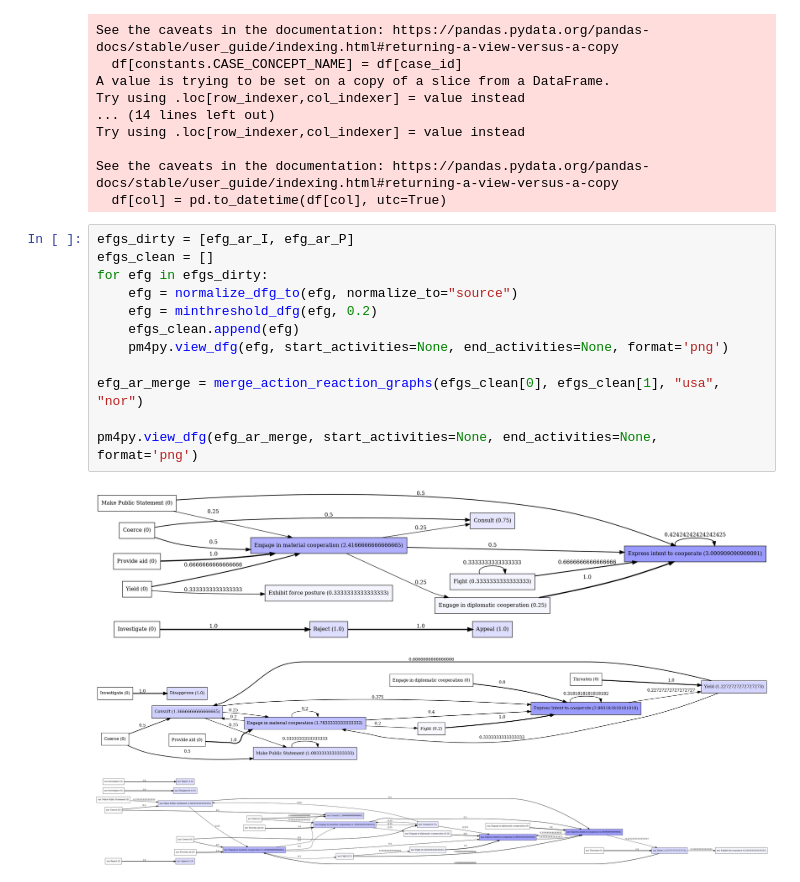
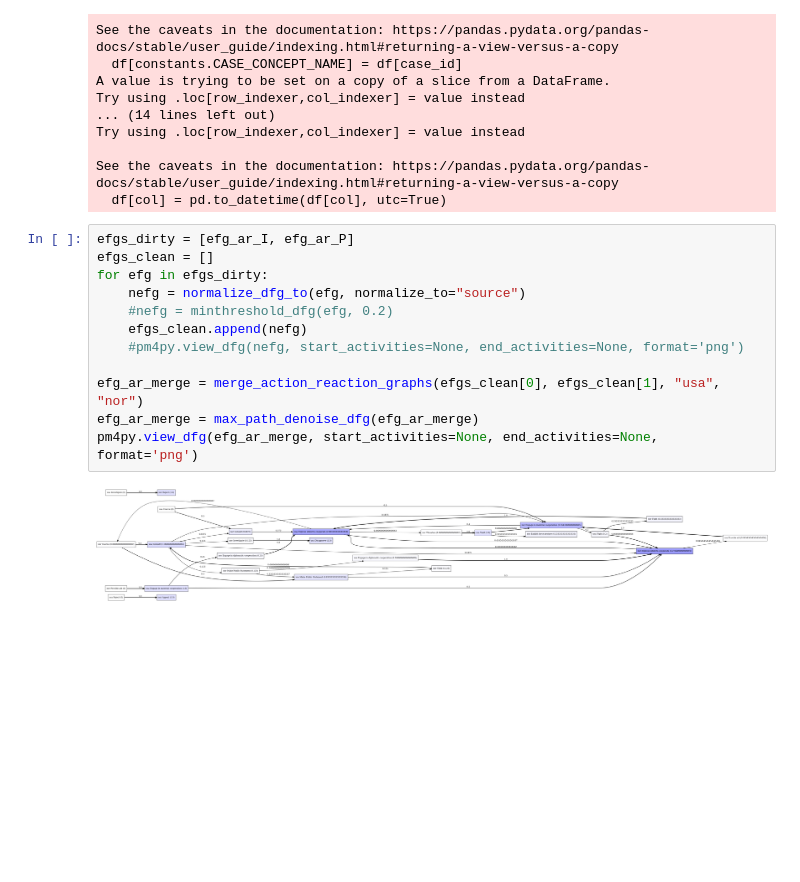
Before and after one commit to sashamorecode/Geopolitics-Process-Mining, a Jupyter notebook: ProcMingNotebookTest.ipynb, the cells around one changed output. Drawn from its saved outputs; the diff is of its cells as text; blank space fills up the shorter version.

```diff
--- a/ProcMingNotebookTest.ipynb
+++ b/ProcMingNotebookTest.ipynb
@@ -388,16 +388,14 @@ See the caveats in the documentation: https://pandas.pydata.org/pandas-docs/stab
 # %%
 efgs_dirty = [efg_ar_I, efg_ar_P]
 efgs_clean = []
 for efg in efgs_dirty:
-    efg = normalize_dfg_to(efg, normalize_to="source")
-    efg = minthreshold_dfg(efg, 0.2)
-    efgs_clean.append(efg)
-    pm4py.view_dfg(efg, start_activities=None, end_activities=None, format='png')
+    nefg = normalize_dfg_to(efg, normalize_to="source")
+    #nefg = minthreshold_dfg(efg, 0.2)
+    efgs_clean.append(nefg)
+    #pm4py.view_dfg(nefg, start_activities=None, end_activities=None, format='png')
 
 efg_ar_merge = merge_action_reaction_graphs(efgs_clean[0], efgs_clean[1], "usa", "nor")
-
+efg_ar_merge = max_path_denoise_dfg(efg_ar_merge)
 pm4py.view_dfg(efg_ar_merge, start_activities=None, end_activities=None, format='png')
 # %% [output]
-[figure, old version]
+[figure, new version]
-[figure, removed]
-[figure, removed]
```
